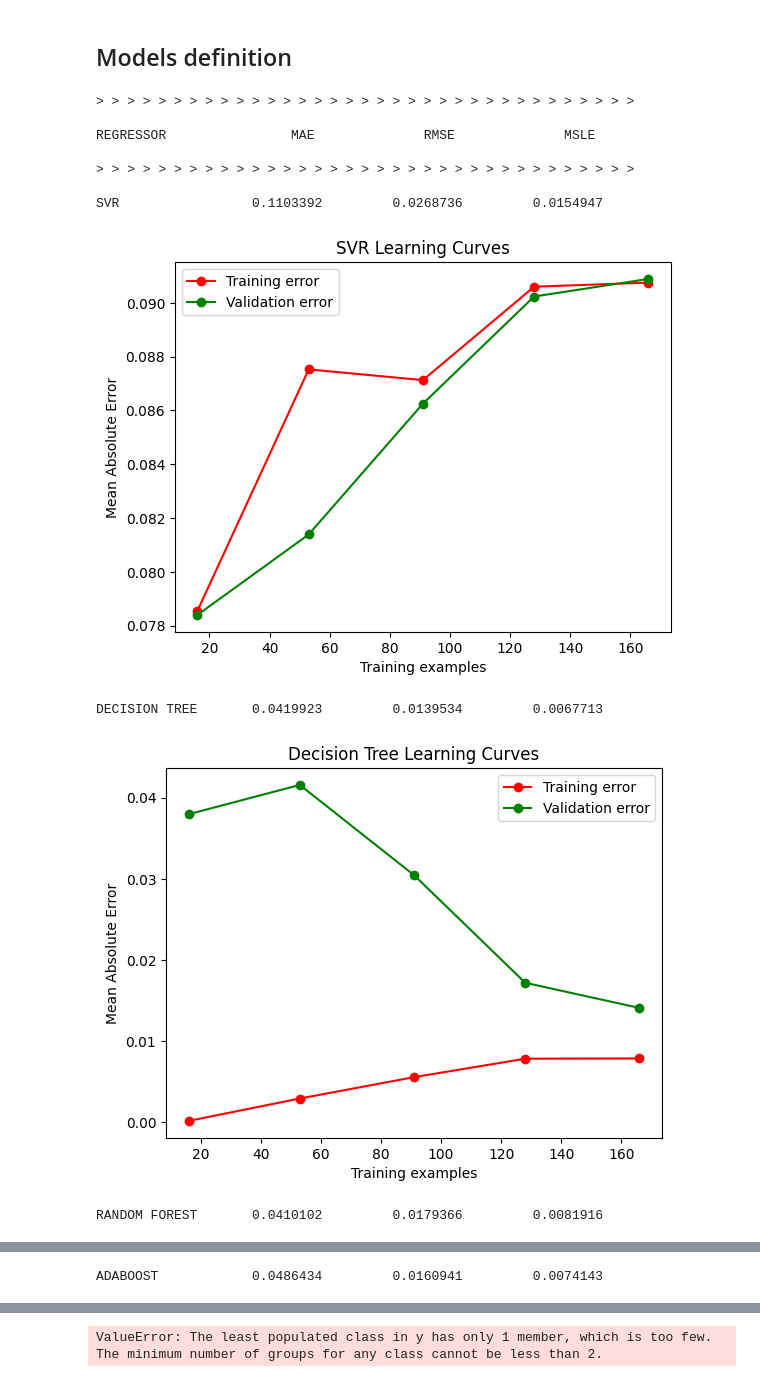
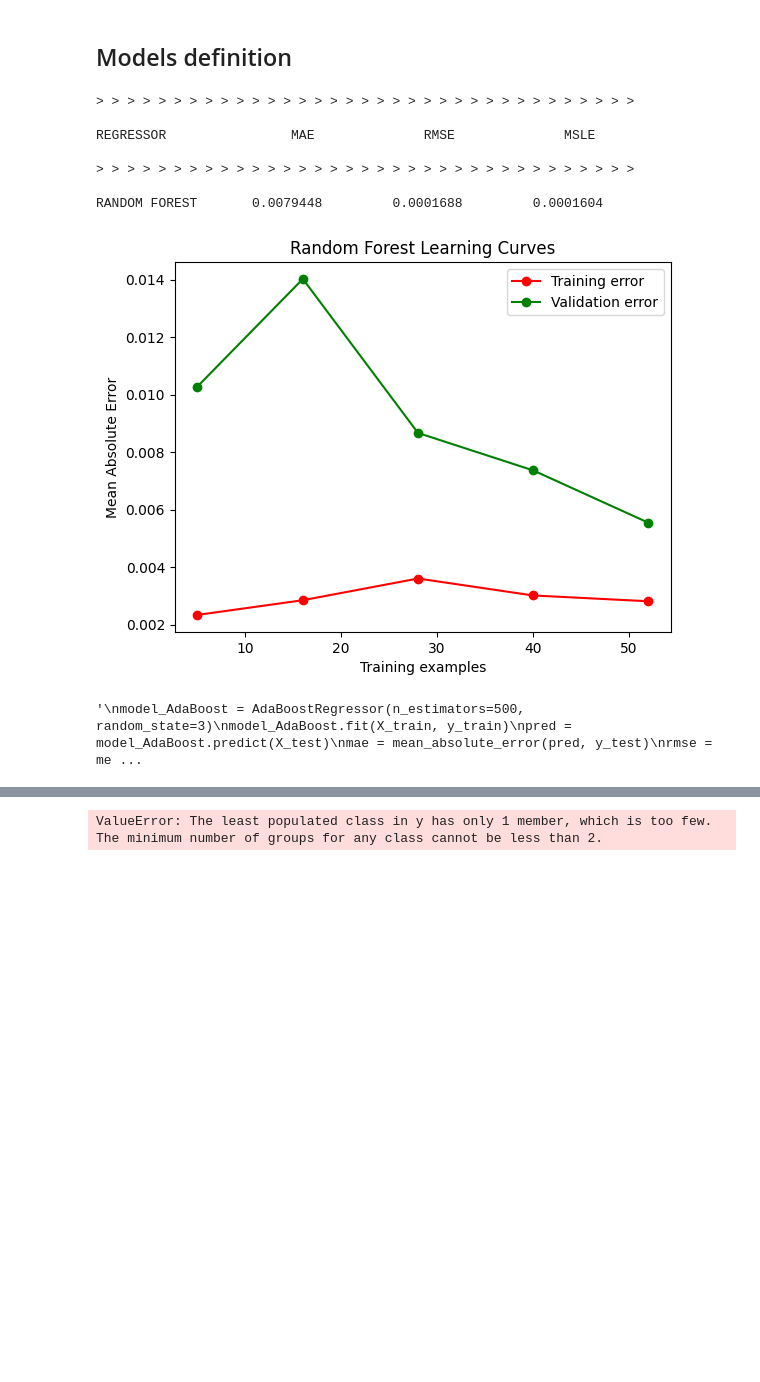
Before and after one commit to Fonty02/Tesi, a Jupyter notebook: notebooks/model-building.ipynb, the cells around one changed output, grey strips where cells are left out. Cells and saved outputs as stored; diff of their text form; code cells hidden in the pictures; blank space fills up the shorter version.

```diff
--- a/notebooks/model-building.ipynb
+++ b/notebooks/model-building.ipynb
@@ -131,10 +131,10 @@ data.to_csv(DATASET_AZURE_FILE, index=False, encoding='utf-8')
 # %% [markdown]
 ## Preprocessing
 # %%
-data = pd.read_csv(DATASET_FILE ,encoding='utf-8')
+data = pd.read_csv(DATASET_AZURE_FILE ,encoding='utf-8')
 #sort data by emissions in ascending order
 data = data.sort_values(by='emissions')
-#data = data.iloc[:-8]
+data = data.iloc[:-8]
 data = data.sort_index()
 
 data.info()
@@ -254,7 +254,7 @@ print(''.join(['> ' for i in range(35)]))
 
 import matplotlib.pyplot as plt
 from sklearn.model_selection import learning_curve
-
+"""
 model_SVR = SVR()
 model_SVR.fit(X_train, y_train)
 pred = model_SVR.predict(X_test)
@@ -304,7 +304,7 @@ plt.xlabel('Training examples')
 plt.ylabel('Mean Absolute Error')
 plt.legend(loc='best')
 plt.title('Decision Tree Learning Curves')
-plt.show()
+plt.show()"""
 
 model_RandomForest = RandomForestRegressor(n_estimators=500, max_depth=5, random_state=3)
 model_RandomForest.fit(X_train, y_train)
@@ -329,37 +329,35 @@ plt.legend(loc='best')
 plt.title('Random Forest Learning Curves')
 plt.show()
 
-
+"""
 model_AdaBoost = AdaBoostRegressor(n_estimators=500, random_state=3)
 model_AdaBoost.fit(X_train, y_train)
 pred = model_AdaBoost.predict(X_test)
 mae = mean_absolute_error(pred, y_test)
 rmse = mean_squared_error(pred, y_test)
 msle = mean_squared_log_error(pred, y_test)
 print(f'\n{"ADABOOST":<20}{mae:>8.7f}{rmse:>18.7f}{msle:>18.7f}')
 
 train_sizes, train_scores, test_scores = learning_curve(model_AdaBoost, X_train, y_train, cv=10, scoring='neg_mean_absolute_error')
 
 train_scores_mean = -np.mean(train_scores, axis=1)
 test_scores_mean = -np.mean(test_scores, axis=1)
 
 plt.figure()
 plt.plot(train_sizes, train_scores_mean, 'o-', color='r', label='Training error')
 plt.plot(train_sizes, test_scores_mean, 'o-', color='g', label='Validation error')
 plt.xlabel('Training examples')
 plt.ylabel('Mean Absolute Error')
 plt.legend(loc='best')
 plt.title('AdaBoost Learning Curves')
-plt.show()
+plt.show()"""
 # %% [output]
 > > > > > > > > > > > > > > > > > > > > > > > > > > > > > > > > > > >
 
 REGRESSOR                MAE              RMSE              MSLE
 
 > > > > > > > > > > > > > > > > > > > > > > > > > > > > > > > > > > >
 
-SVR                 0.1103392         0.0268736         0.0154947
+RANDOM FOREST       0.0079448         0.0001688         0.0001604
-[figure, old version]
+[figure, new version]
-DECISION TREE       0.0419923         0.0139534         0.0067713
+'\nmodel_AdaBoost = AdaBoostRegressor(n_estimators=500, random_state=3)\nmodel_AdaBoost.fit(X_train, y_train)\npred = model_AdaBoost.predict(X_test)\nmae = mean_absolute_error(pred, y_test)\nrmse = me ...
-[figure, removed]
-RANDOM FOREST       0.0410102         0.0179366         0.0081916
@@ -367 +363,0 @@ RANDOM FOREST       0.0410102         0.0179366         0.0081916
-ADABOOST            0.0486434         0.0160941         0.0074143
```
Also changed, not shown: parts of 6 cells of this notebook, 8 other files.
